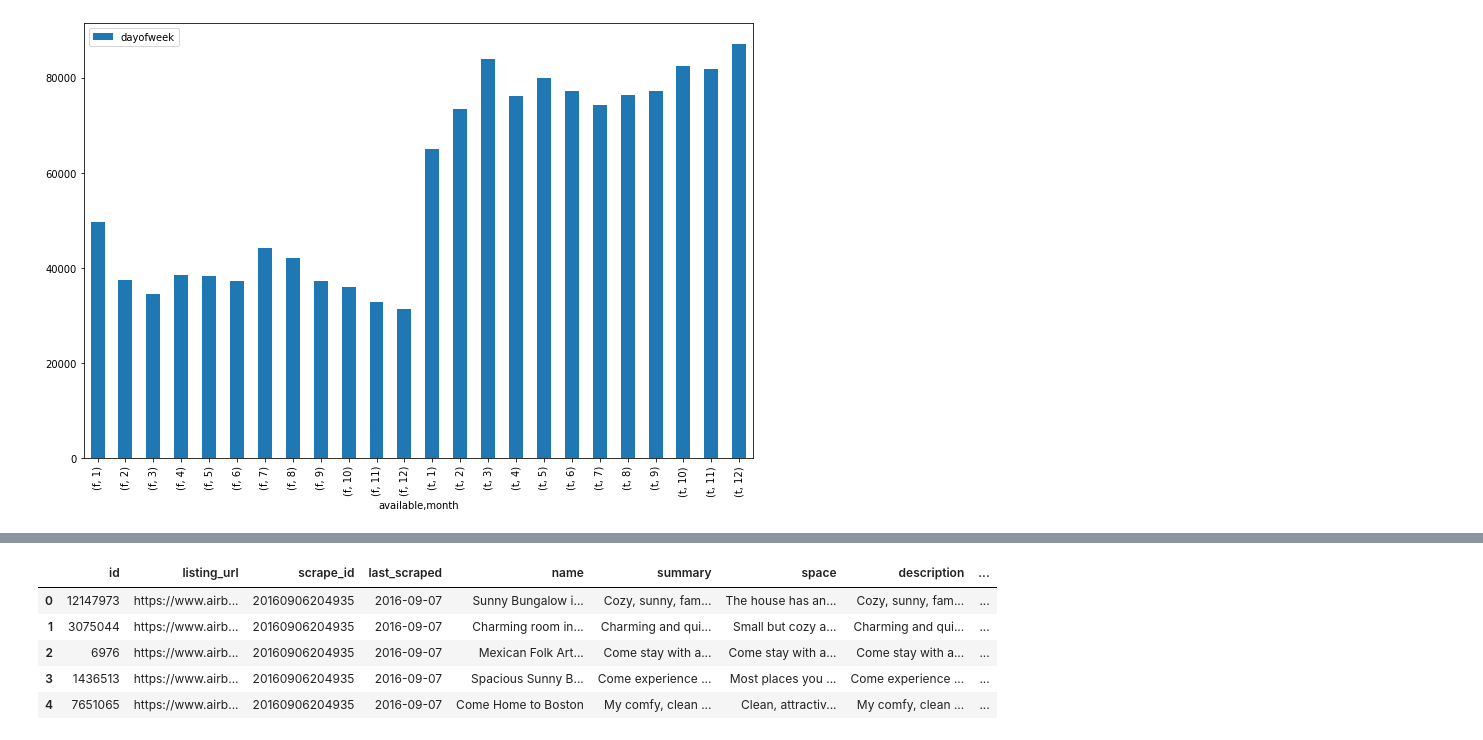
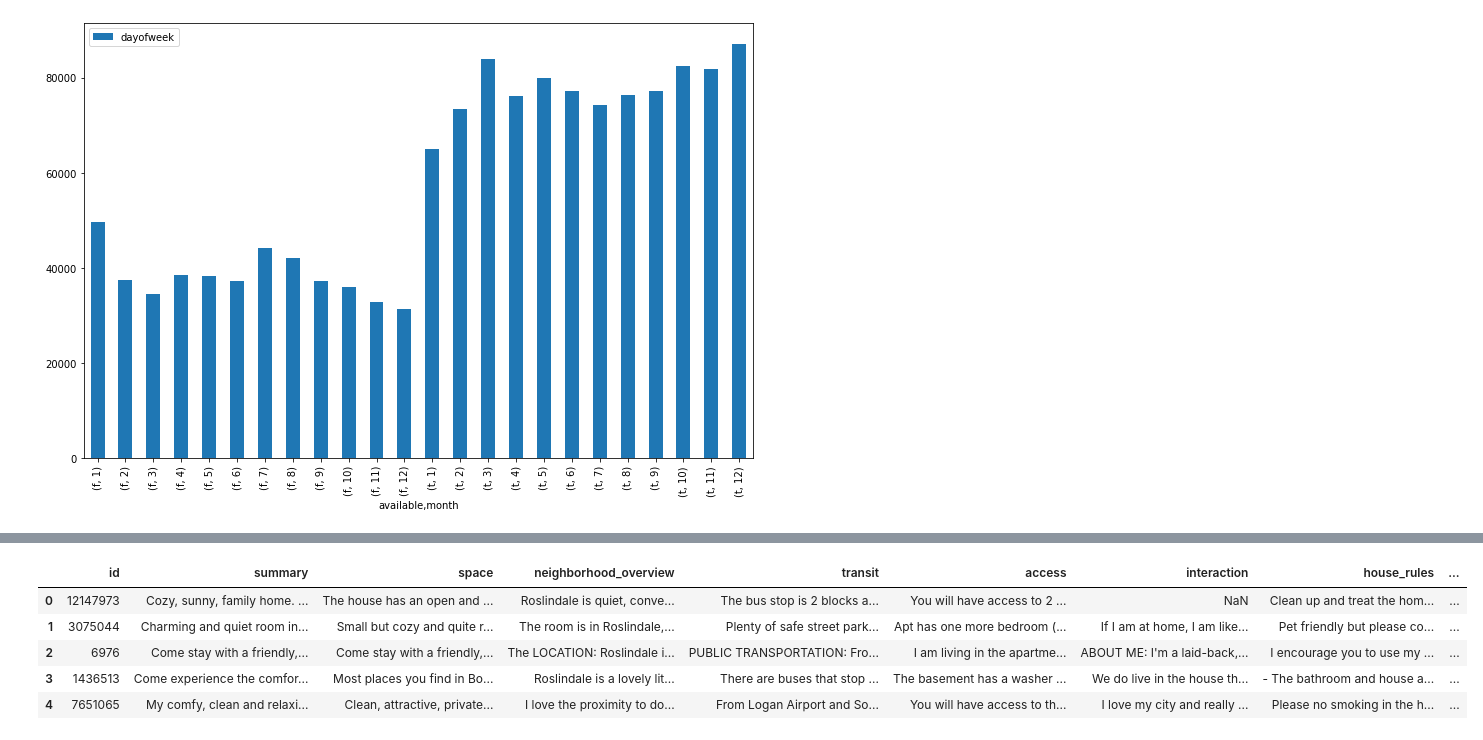
Before and after one commit to rafaelmata357/Data-Science-Udacity, a Jupyter notebook: Airbnb/airbnb.ipynb, the cells around one changed output, grey strips where cells are left out. Cells and saved outputs as stored; diff of their text form; code cells hidden in the pictures.

Commit message:
Feat: Dataset cleanning

```diff
--- a/Airbnb/airbnb.ipynb
+++ b/Airbnb/airbnb.ipynb
@@ -243,11 +217,27 @@ Index(['id', 'listing_url', 'scrape_id', 'last_scraped', 'name', 'summary',
+# %%
+listings_features = ['id', 'summary', 'space', 'neighborhood_overview', 'transit', 'access',
+                     'interaction', 'house_rules', 'host_response_time', 'host_response_rate', 'host_acceptance_rate',
+       'street',
+       'neighbourhood', 'neighbourhood_cleansed','city', 'zipcode',
+       'latitude', 'longitude', 'property_type', 'room_type', 'accommodates',
+       'bathrooms', 'bedrooms', 'beds', 'bed_type', 'amenities',
+       'price', 'weekly_price', 'monthly_price',
+       'cleaning_fee', 'guests_included', 'extra_people',
+       'number_of_reviews', 'review_scores_rating',
+       'review_scores_accuracy', 'review_scores_cleanliness',
+       'review_scores_checkin', 'review_scores_communication',
+       'review_scores_location', 'review_scores_value',
+       'cancellation_policy', 'reviews_per_month']
+# %%
+boston_listings_df2 = boston_df_listings[listings_features]
 # %%
 pd.set_option('display.max_columns', None)
-pd.set_option('max_colwidth', 20)
-boston_df_listings.head(5)
+pd.set_option('max_colwidth', 30)
+boston_listings_df2.head(5)
 # %% [output]
-|  | id | listing_url | scrape_id | last_scraped | name | summary | space | description | ... |
-| 0 | 12147973 | https://www.airb... | 20160906204935 | 2016-09-07 | Sunny Bungalow i... | Cozy, sunny, fam... | The house has an... | Cozy, sunny, fam... | ... |
-| 1 | 3075044 | https://www.airb... | 20160906204935 | 2016-09-07 | Charming room in... | Charming and qui... | Small but cozy a... | Charming and qui... | ... |
-| 2 | 6976 | https://www.airb... | 20160906204935 | 2016-09-07 | Mexican Folk Art... | Come stay with a... | Come stay with a... | Come stay with a... | ... |
-| 3 | 1436513 | https://www.airb... | 20160906204935 | 2016-09-07 | Spacious Sunny B... | Come experience ... | Most places you ... | Come experience ... | ... |
-| 4 | 7651065 | https://www.airb... | 20160906204935 | 2016-09-07 | Come Home to Boston | My comfy, clean ... | Clean, attractiv... | My comfy, clean ... | ... |
+|  | id | summary | space | neighborhood_overview | transit | access | interaction | house_rules | ... |
+| 0 | 12147973 | Cozy, sunny, family home. ... | The house has an open and ... | Roslindale is quiet, conve... | The bus stop is 2 blocks a... | You will have access to 2 ... | NaN | Clean up and treat the hom... | ... |
+| 1 | 3075044 | Charming and quiet room in... | Small but cozy and quite r... | The room is in Roslindale,... | Plenty of safe street park... | Apt has one more bedroom (... | If I am at home, I am like... | Pet friendly but please co... | ... |
+| 2 | 6976 | Come stay with a friendly,... | Come stay with a friendly,... | The LOCATION: Roslindale i... | PUBLIC TRANSPORTATION: Fro... | I am living in the apartme... | ABOUT ME: I'm a laid-back,... | I encourage you to use my ... | ... |
+| 3 | 1436513 | Come experience the comfor... | Most places you find in Bo... | Roslindale is a lovely lit... | There are buses that stop ... | The basement has a washer ... | We do live in the house th... | - The bathroom and house a... | ... |
+| 4 | 7651065 | My comfy, clean and relaxi... | Clean, attractive, private... | I love the proximity to do... | From Logan Airport and So... | You will have access to th... | I love my city and really ... | Please no smoking in the h... | ... |
```
Also changed, not shown: parts of 20 cells of this notebook.
